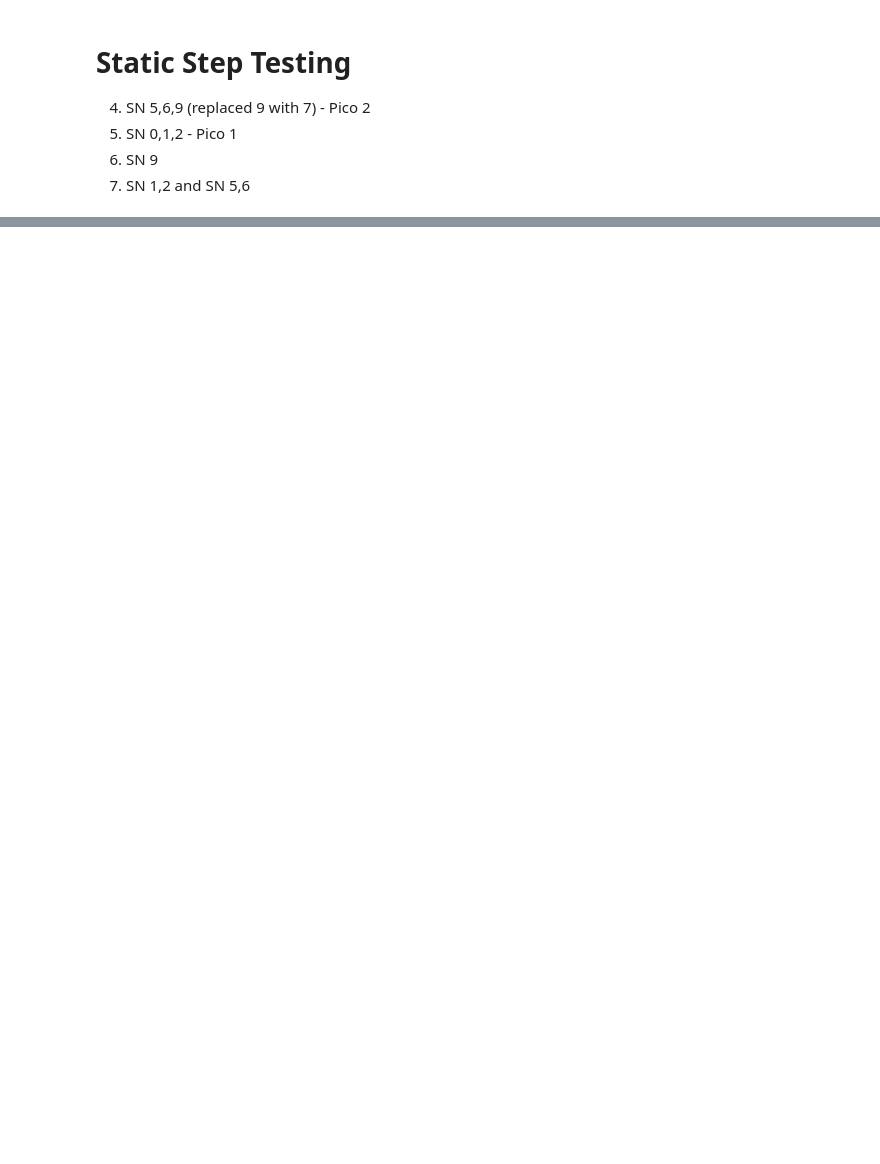
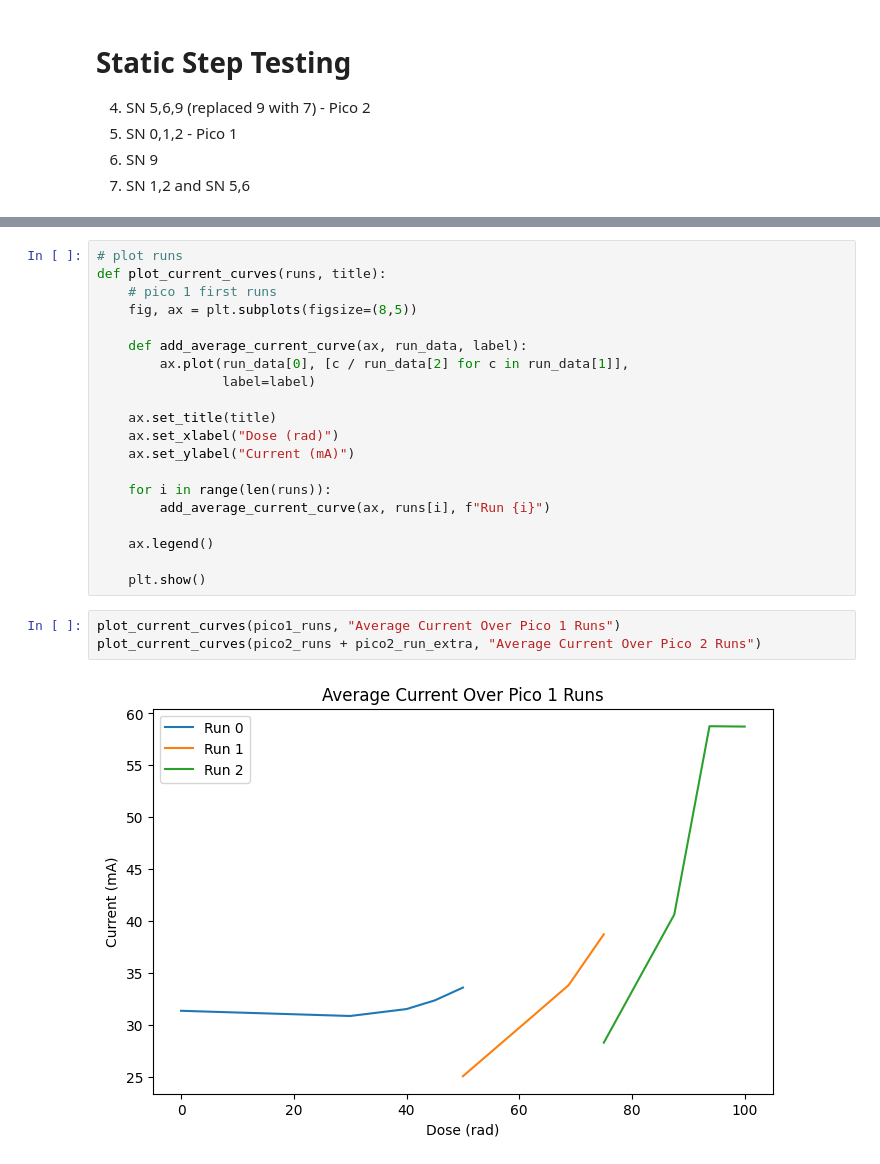
Before and after one commit to ASU-SDSL/Radiation-Testing-Benchmarks, a Jupyter notebook: DataProcessing/radiation_testing_results.ipynb, the cells around one changed output, grey strips where cells are left out. Cells and saved outputs as stored; diff of their text form; blank space fills up the shorter version.

```diff
--- a/DataProcessing/radiation_testing_results.ipynb
+++ b/DataProcessing/radiation_testing_results.ipynb
@@ -181,0 +225,25 @@ plt.show()
+# %%
+# plot runs
+def plot_current_curves(runs, title):
+    # pico 1 first runs
+    fig, ax = plt.subplots(figsize=(8,5))
+
+    def add_average_current_curve(ax, run_data, label):
+        ax.plot(run_data[0], [c / run_data[2] for c in run_data[1]],
+                label=label)
+
+    ax.set_title(title)
+    ax.set_xlabel("Dose (rad)")
+    ax.set_ylabel("Current (mA)")
+
+    for i in range(len(runs)):
+        add_average_current_curve(ax, runs[i], f"Run {i}")
+
+    ax.legend()
+
+    plt.show()
+# %%
+plot_current_curves(pico1_runs, "Average Current Over Pico 1 Runs")
+plot_current_curves(pico2_runs + pico2_run_extra, "Average Current Over Pico 2 Runs")
+# %% [output]
+[figure, added]
```
Also changed, not shown: parts of 7 cells of this notebook.
